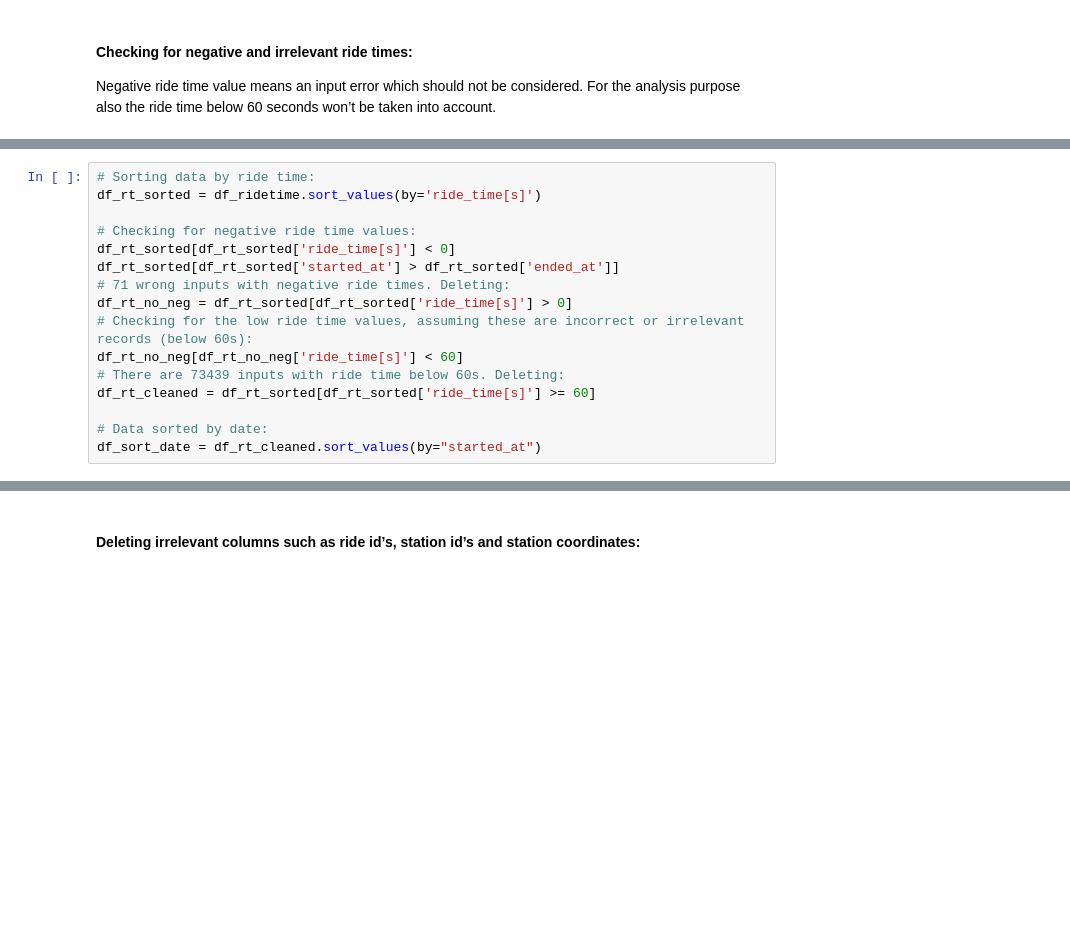
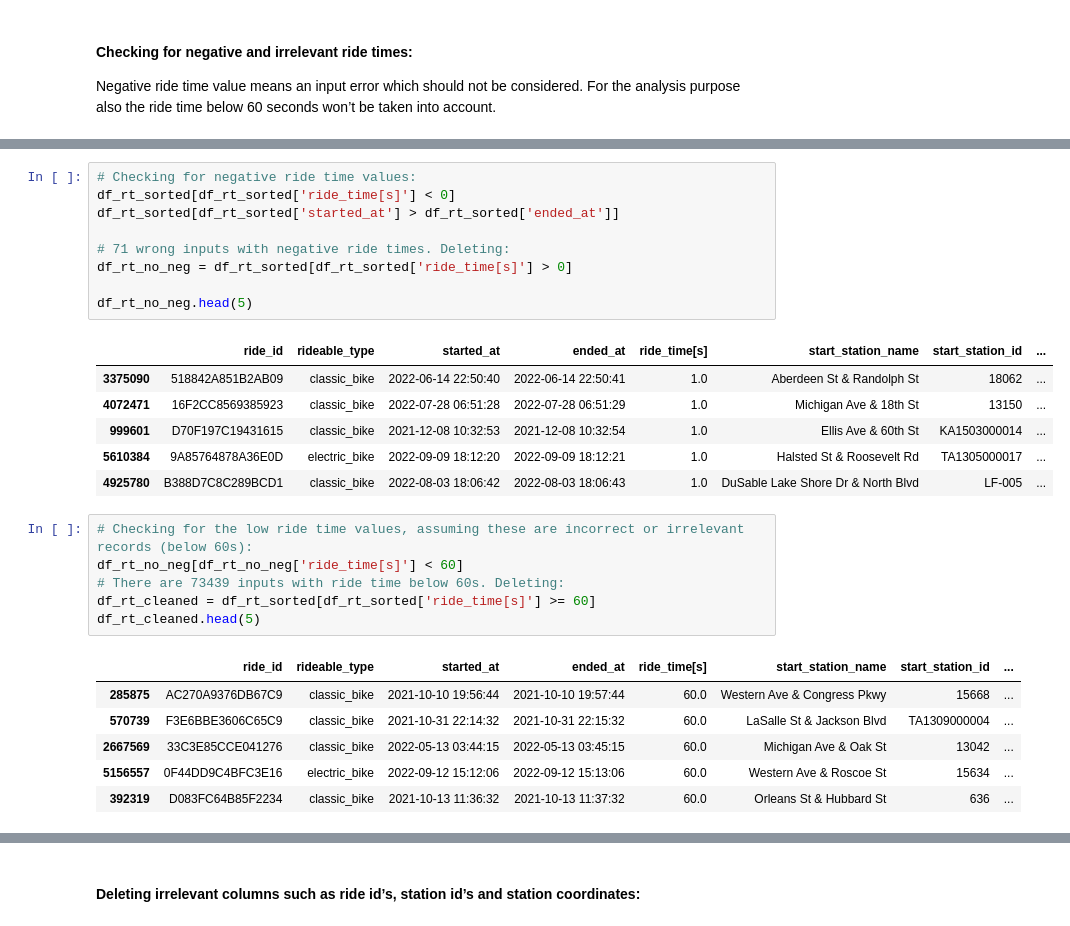
Before and after one commit to lucjankonopka/cyclistic_case_study, a Jupyter notebook: Data_cleaning_process.ipynb, the cells around one changed output, grey strips where cells are left out. Saved outputs shown, nothing was run; the diff lists cells and outputs as text; blank space fills up the shorter version.

```diff
--- a/Data_cleaning_process.ipynb
+++ b/Data_cleaning_process.ipynb
@@ -240,16 +354,29 @@ analysis purpose also the ride time below 60 seconds won’t be taken into accou
+# %%
+# Checking for negative ride time values:
+df_rt_sorted[df_rt_sorted['ride_time[s]'] < 0]
+df_rt_sorted[df_rt_sorted['started_at'] > df_rt_sorted['ended_at']]
+
+# 71 wrong inputs with negative ride times. Deleting:
+df_rt_no_neg = df_rt_sorted[df_rt_sorted['ride_time[s]'] > 0]
+
+df_rt_no_neg.head(5)
+# %% [output]
+|  | ride_id | rideable_type | started_at | ended_at | ride_time[s] | start_station_name | start_station_id | ... |
+| 3375090 | 518842A851B2AB09 | classic_bike | 2022-06-14 22:50:40 | 2022-06-14 22:50:41 | 1.0 | Aberdeen St & Randolph St | 18062 | ... |
+| 4072471 | 16F2CC8569385923 | classic_bike | 2022-07-28 06:51:28 | 2022-07-28 06:51:29 | 1.0 | Michigan Ave & 18th St | 13150 | ... |
+| 999601 | D70F197C19431615 | classic_bike | 2021-12-08 10:32:53 | 2021-12-08 10:32:54 | 1.0 | Ellis Ave & 60th St | KA1503000014 | ... |
+| 5610384 | 9A85764878A36E0D | electric_bike | 2022-09-09 18:12:20 | 2022-09-09 18:12:21 | 1.0 | Halsted St & Roosevelt Rd | TA1305000017 | ... |
+| 4925780 | B388D7C8C289BCD1 | classic_bike | 2022-08-03 18:06:42 | 2022-08-03 18:06:43 | 1.0 | DuSable Lake Shore Dr & North Blvd | LF-005 | ... |
 # %%
-# Sorting data by ride time:
-df_rt_sorted = df_ridetime.sort_values(by='ride_time[s]')
-
-# Checking for negative ride time values:
-df_rt_sorted[df_rt_sorted['ride_time[s]'] < 0]
-df_rt_sorted[df_rt_sorted['started_at'] > df_rt_sorted['ended_at']]
-# 71 wrong inputs with negative ride times. Deleting:
-df_rt_no_neg = df_rt_sorted[df_rt_sorted['ride_time[s]'] > 0]
 # Checking for the low ride time values, assuming these are incorrect or irrelevant records (below 60s):
 df_rt_no_neg[df_rt_no_neg['ride_time[s]'] < 60]
 # There are 73439 inputs with ride time below 60s. Deleting:
 df_rt_cleaned = df_rt_sorted[df_rt_sorted['ride_time[s]'] >= 60]
-
-# Data sorted by date:
-df_sort_date = df_rt_cleaned.sort_values(by="started_at")
+df_rt_cleaned.head(5)
+# %% [output]
+|  | ride_id | rideable_type | started_at | ended_at | ride_time[s] | start_station_name | start_station_id | ... |
+| 285875 | AC270A9376DB67C9 | classic_bike | 2021-10-10 19:56:44 | 2021-10-10 19:57:44 | 60.0 | Western Ave & Congress Pkwy | 15668 | ... |
+| 570739 | F3E6BBE3606C65C9 | classic_bike | 2021-10-31 22:14:32 | 2021-10-31 22:15:32 | 60.0 | LaSalle St & Jackson Blvd | TA1309000004 | ... |
+| 2667569 | 33C3E85CCE041276 | classic_bike | 2022-05-13 03:44:15 | 2022-05-13 03:45:15 | 60.0 | Michigan Ave & Oak St | 13042 | ... |
+| 5156557 | 0F44DD9C4BFC3E16 | electric_bike | 2022-09-12 15:12:06 | 2022-09-12 15:13:06 | 60.0 | Western Ave & Roscoe St | 15634 | ... |
+| 392319 | D083FC64B85F2234 | classic_bike | 2021-10-13 11:36:32 | 2021-10-13 11:37:32 | 60.0 | Orleans St & Hubbard St | 636 | ... |
```
Also changed, not shown: parts of 35 cells of this notebook.
